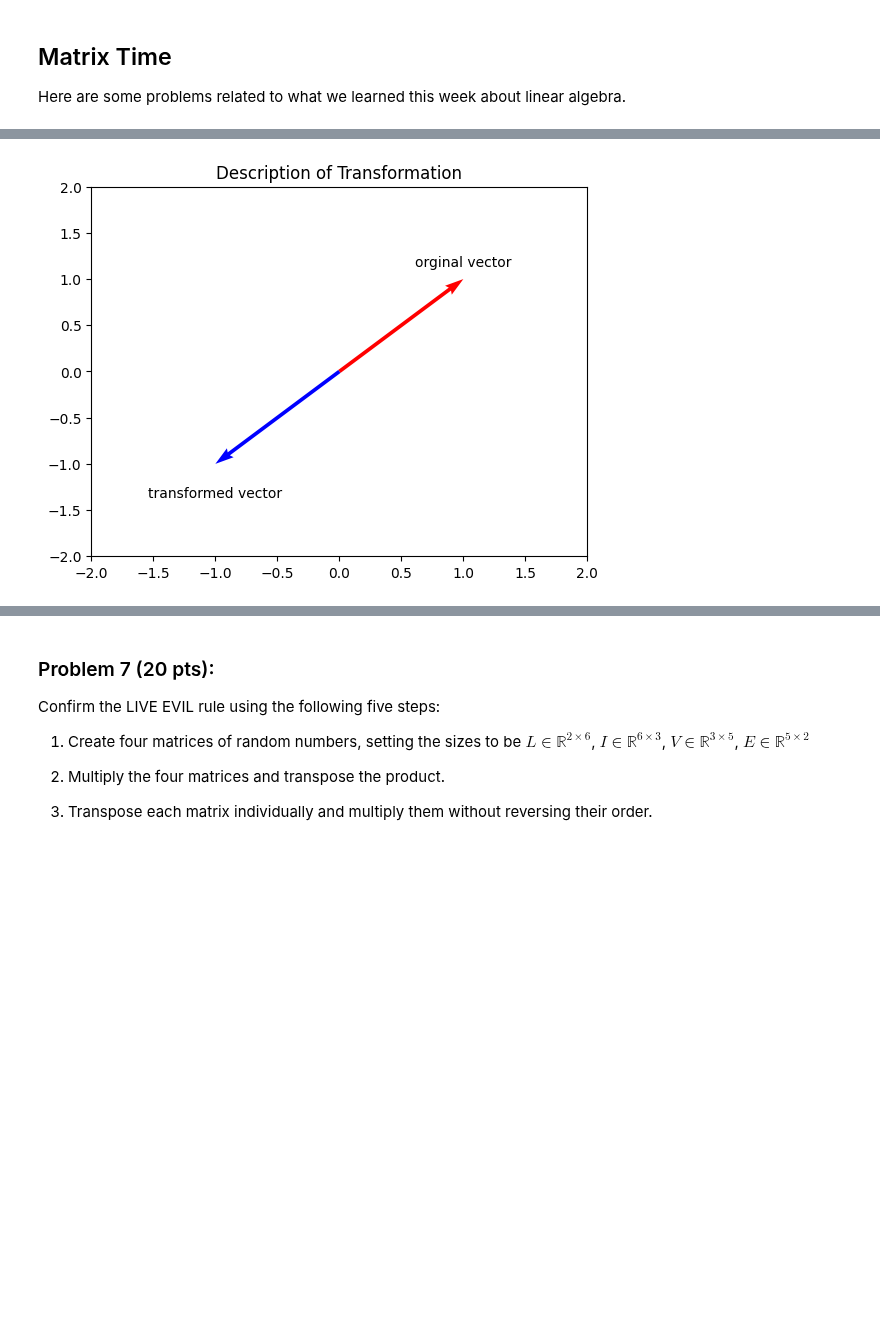
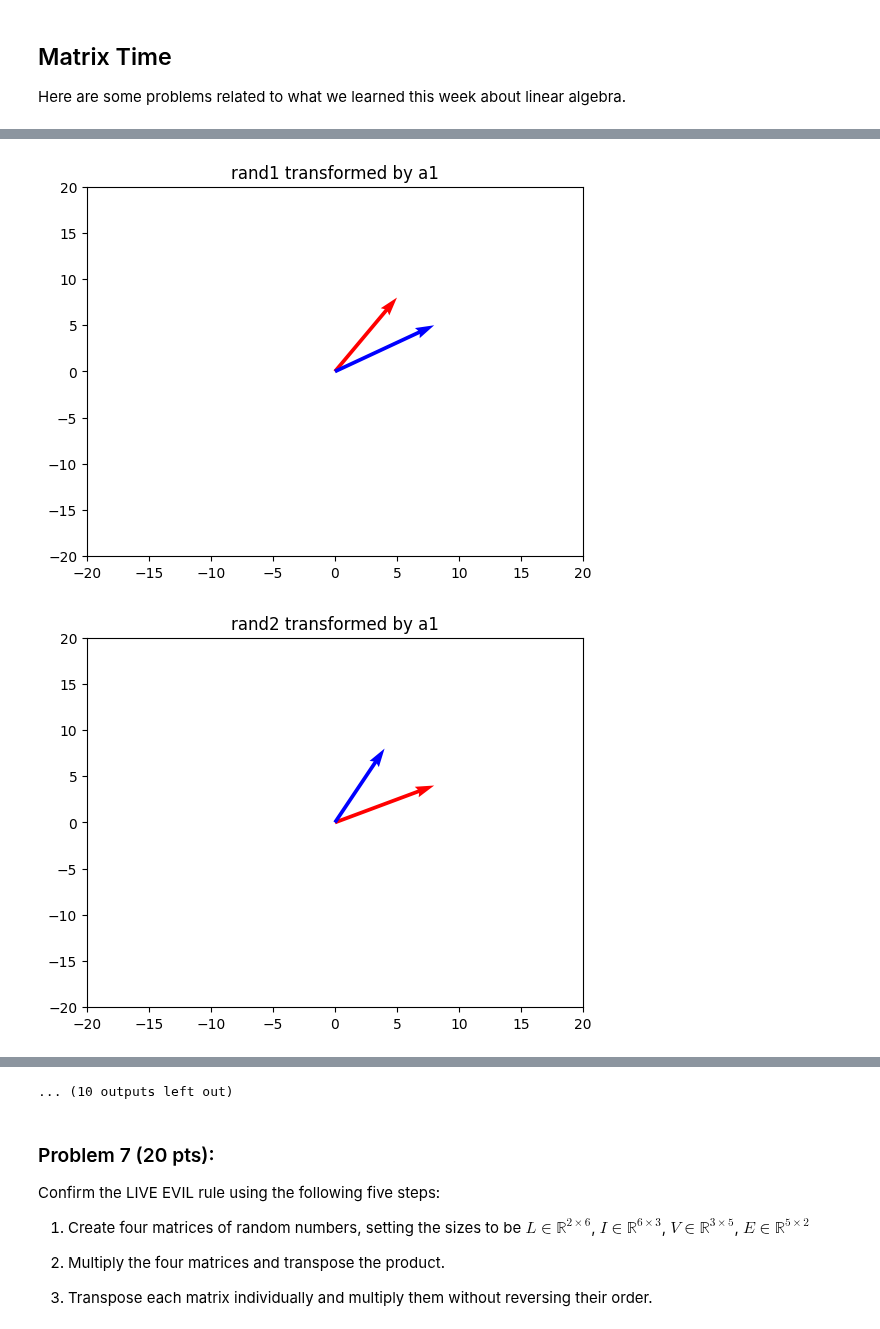
Before and after one commit to jklinck/AD450Winter2026, a Jupyter notebook: week_7_data_cleaning_matrix.ipynb, the cells around one changed output, grey strips where cells are left out. Cells and saved outputs as stored; diff of their text form; code cells hidden in the pictures; blank space fills up the shorter version.

```diff
--- a/week_7_data_cleaning_matrix.ipynb
+++ b/week_7_data_cleaning_matrix.ipynb
@@ -293,39 +293,82 @@ Here are some problems related to what we learned this week about linear algebra
 # %%
 import numpy as np
 import matplotlib.pyplot as plt
-k = 5
+k = 2
 
 a1 = np.array([ [0,1], [1,0] ]) # refliction in line y = x
 a2 = np.array([ [1,0], [0,-1] ]) # reflection in y-axis
 a3 = np.array([ [-1,0], [0,1] ]) # reflection in the line x = 0
 
 b1 = np.array([ [k,0], [0,1] ]) # enlarges x in first array by k
 b2 = np.array([ [1,0], [0,k] ]) # enlarges y in second array by k
+b3 = np.array([ [k, 0], [0, k] ])
 
 c1 = np.array([ [1,k], [0,1] ]) # second vector moves to the right (along x-axis) k times
 c2 = np.array([ [1,0], [k,1] ]) # first vector moves up (along y-axis) k times
 
 d1 = np.array([ [-1,0], [0,-1] ]) # 180 degree rotation
 d2 = np.array([ [0,1], [-1,0] ]) # 90 degrees clockwise
 d3 = np.array([ [0,-1], [1,0] ]) # 90 degrees counter clockwise
 
 rand1 = np.random.randint(0,9, size=(2,1))
 rand2 = np.random.randint(0,9, size=(2,1))
 
+#  THIS IS THE ORIGNIAL CODE FROM THE ASSIGNMENT
+# quiver = plt.quiver([0, 0], # Sets the x-cordinate of the start of the vectors
+#                     [0, 0], # Sets the y-cordinate of the start of the vectors
+#                     [1, -1], # Sets the x-cordinate of the end of the vectors
+#                     [1, -1], # Sets the y-cordinate of the end of the vectors
+#            angles='xy',
+#            scale_units='xy',
+#            scale=1,
+#            color=['r','b'])
+# plt.xlim(-2, 2)
+# plt.ylim(-2, 2)
+# plt.quiverkey(quiver, 1, 1, 1, 'orginal vector', coordinates='data')
+# plt.quiverkey(quiver, -1, -1.5, 1, 'transformed vector', coordinates='data')
+# plt.title('Description of Transformation')
+# plt.show()
 
-quiver = plt.quiver([0, 0], # Sets the x-cordinate of the start of the vectors
-                    [0, 0], # Sets the y-cordinate of the start of the vectors
-                    [1, -1], # Sets the x-cordinate of the end of the vectors
-                    [1, -1], # Sets the y-cordinate of the end of the vectors
-           angles='xy',
-           scale_units='xy',
-           scale=1,
-           color=['r','b'])
-plt.xlim(-2, 2)
-plt.ylim(-2, 2)
-plt.quiverkey(quiver, 1, 1, 1, 'orginal vector', coordinates='data')
-plt.quiverkey(quiver, -1, -1.5, 1, 'transformed vector', coordinates='data')
-plt.title('Description of Transformation')
-plt.show()
+# quiver = plt.quiver([0, 0], # Sets the x-cordinate of the start of the vectors
+#                     [0, 0], # Sets the y-cordinate of the start of the vectors
+#                     [rand1[0, 0], a1[0, 0]],
+#                     [rand1[1, 0], a1[1, 0]],
+#            angles='xy',
+#            scale_units='xy',
+#            scale=1,
+#            color=['r','b'])
+# plt.xlim(-10, 10)
+# plt.ylim(-10, 10)
+# plt.quiverkey(quiver, 1, 1, 1, 'orginal vector', coordinates='data')
+# plt.quiverkey(quiver, -1, -1.5, 1, 'transformed vector', coordinates='data')
+# plt.title('Transforming a1 by rand1')
+# plt.show()
+
+matrices = [a1, a2, a3, b1, b2, b3, c1, c2, d1, d2, d3]
+matrices_strings = ["a1", "a2", "a3", "b1", "b2", "b3", "c1", "c2", "d1", "d2", "d3"]
+randoms = [rand1, rand2]
+
+for i in range(len(matrices)):
+    for j in range(len(randoms)):
+        curr_matrix = matrices[i]
+        curr_rand = randoms[j]
+        transformed =  curr_matrix @ curr_rand
+        quiver = plt.quiver(
+            [0, 0], [0, 0],
+            [curr_rand[0, 0], transformed[0, 0]],
+            [curr_rand[1, 0], transformed[1, 0]],
+            angles="xy", scale_units="xy", scale=1,
+            color=["r", "b"]
+        )
+
+        plt.xlim(-20, 20)
+        plt.ylim(-20, 20)
+
+        plt.quiverkey(quiver, 6, 9, 1, "", coordinates="data")
+        plt.quiverkey(quiver, 6, 8, 1, "", coordinates="data")
+
+        plt.title(f"rand{j+1} transformed by {matrices_strings[i]}")
+        plt.show()
 # %% [output]
-[figure, old version]
+[figure, new version]
+[figure, added]
@@ -332,3 +385,4 @@ plt.show()
+... (10 outputs left out)
 # %% [markdown]
 ### Problem 7 (20 pts):
 Confirm the LIVE EVIL rule using the following five steps:
```
Also changed, not shown: parts of 1 cell of this notebook.
